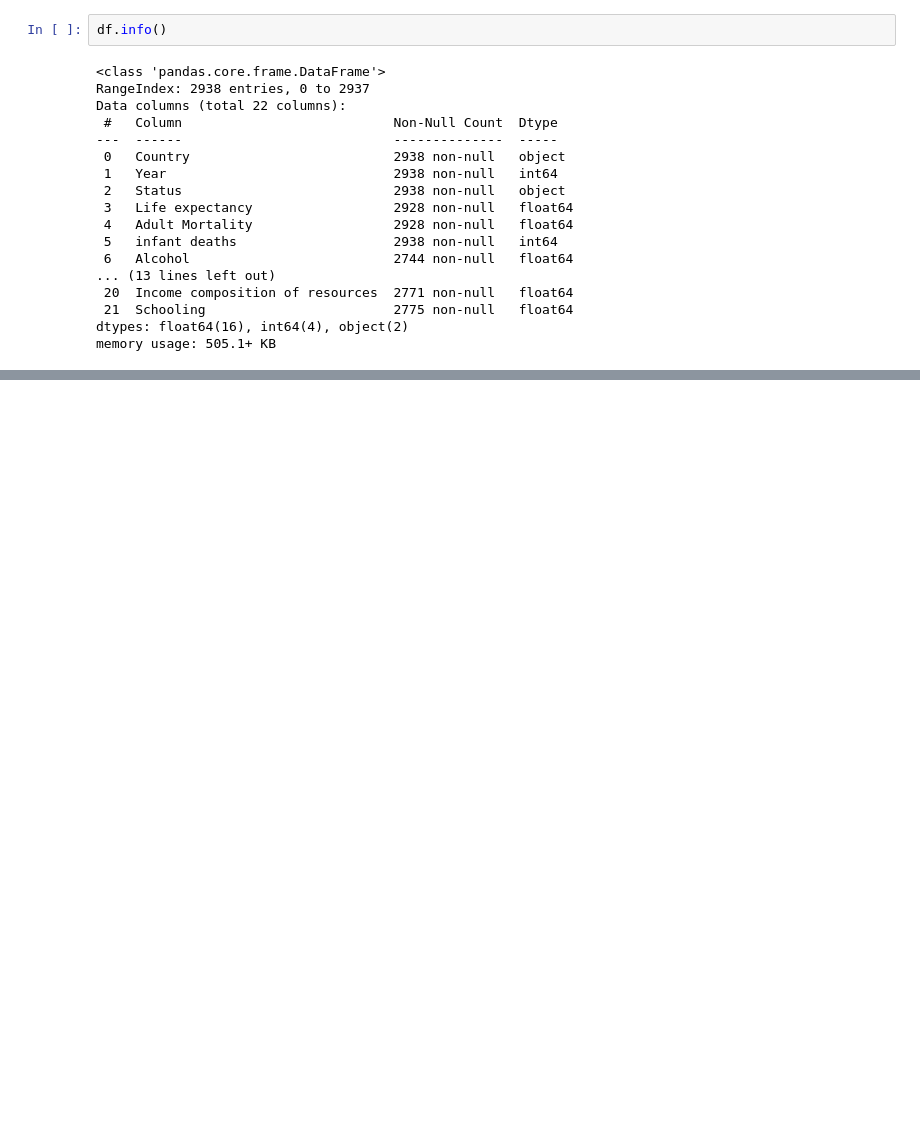
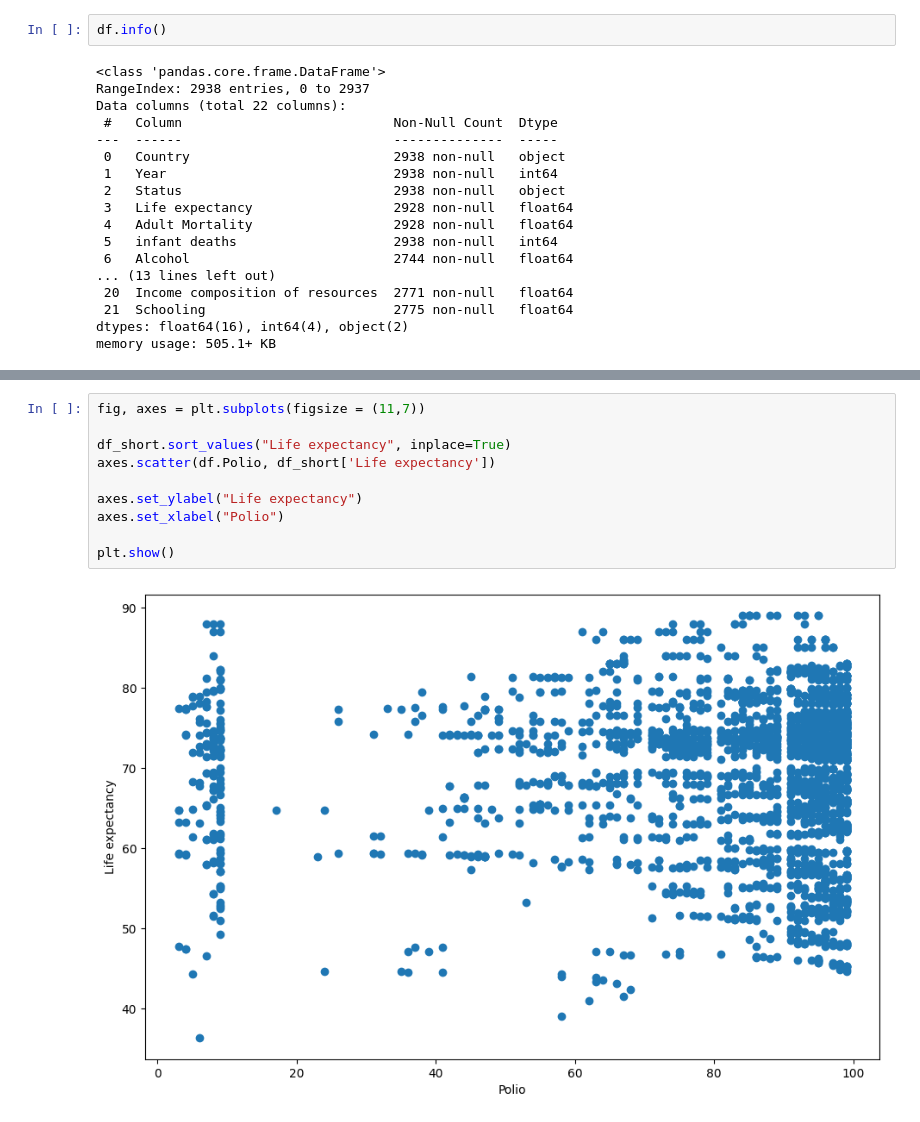
Before and after one commit to Manish-Kumar-9782/Tutorials-, a Jupyter notebook: Python DataScience/Life Expectancy Data Analysis.ipynb, the cells around one changed output, grey strips where cells are left out. Drawn from its saved outputs; the diff is of its cells as text; blank space fills up the shorter version.

```diff
--- a/Python DataScience/Life Expectancy Data Analysis.ipynb
+++ b/Python DataScience/Life Expectancy Data Analysis.ipynb
@@ -104,0 +136,12 @@ df[df.Country == "India"]
+# %%
+fig, axes = plt.subplots(figsize = (11,7))
+
+df_short.sort_values("Life expectancy", inplace=True)
+axes.scatter(df.Polio, df_short['Life expectancy'])
+
+axes.set_ylabel("Life expectancy")
+axes.set_xlabel("Polio")
+
+plt.show()
+# %% [output]
+[figure, added]
```
Also changed, not shown: parts of 15 cells of this notebook.
